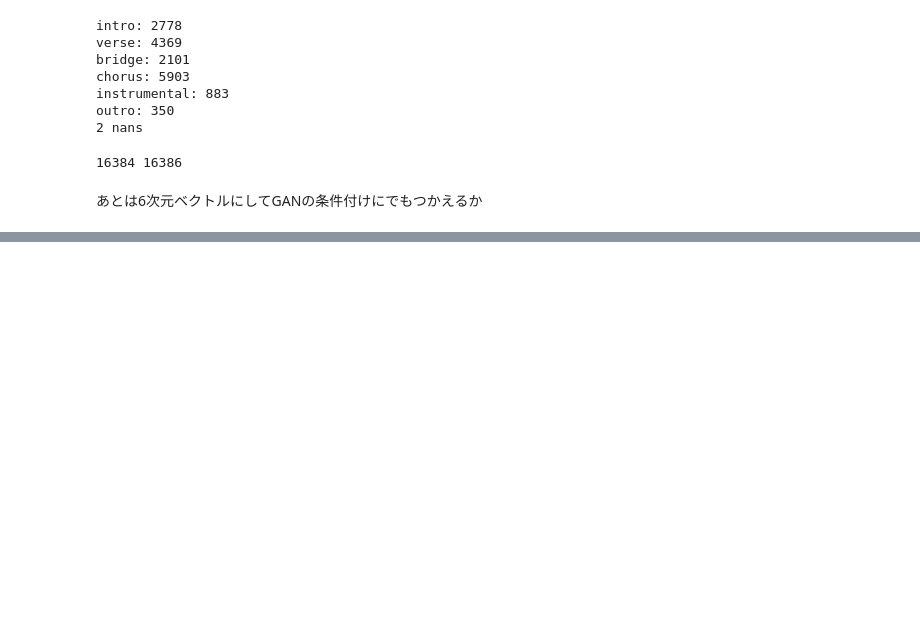
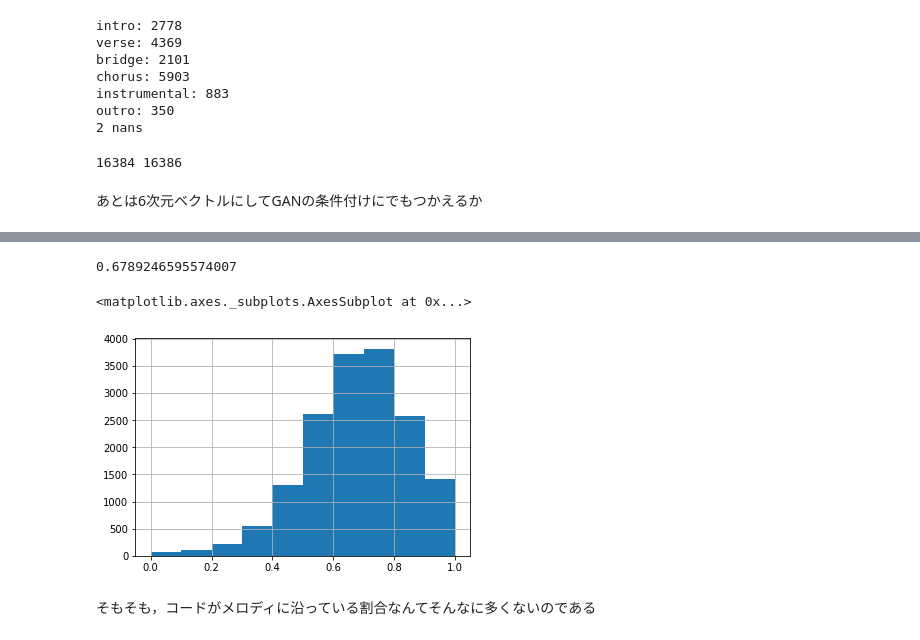
Before and after one commit to fuurin/midi, a Jupyter notebook: TheoryTabAnalysis.ipynb, the cells around one changed output, grey strips where cells are left out. Saved outputs shown, nothing was run; the diff lists cells and outputs as text; code cells hidden in the pictures; blank space fills up the shorter version.

```diff
--- a/TheoryTabAnalysis.ipynb
+++ b/TheoryTabAnalysis.ipynb
@@ -214,0 +219,8 @@ print(sum(section_counts), df_midinet.shape[0])
+# %%
+df_org = pd.read_csv("./data/theorytab.csv")
+df = df_org
+df = df[(df["nokey"] == False) & (df["time_signature"] == "4/4")]
+df = df[df["has_melody_track"] & df["has_chord_track"]]
+df = df.reset_index()
+print(df.shape)
+df.head()
@@ -214,0 +236,9 @@ print(sum(section_counts), df_midinet.shape[0])
+# %%
+print(df['on_chord_rate'].mean())
+df['on_chord_rate'].hist()
+# %% [output]
+0.6789246595574007
+<matplotlib.axes._subplots.AxesSubplot at 0x...>
+[figure, added]
+# %% [markdown]
+そもそも，コードがメロディに沿っている割合なんてそんなに多くないのである
```
Also changed, not shown: parts of 6 cells of this notebook, 2 other files.
